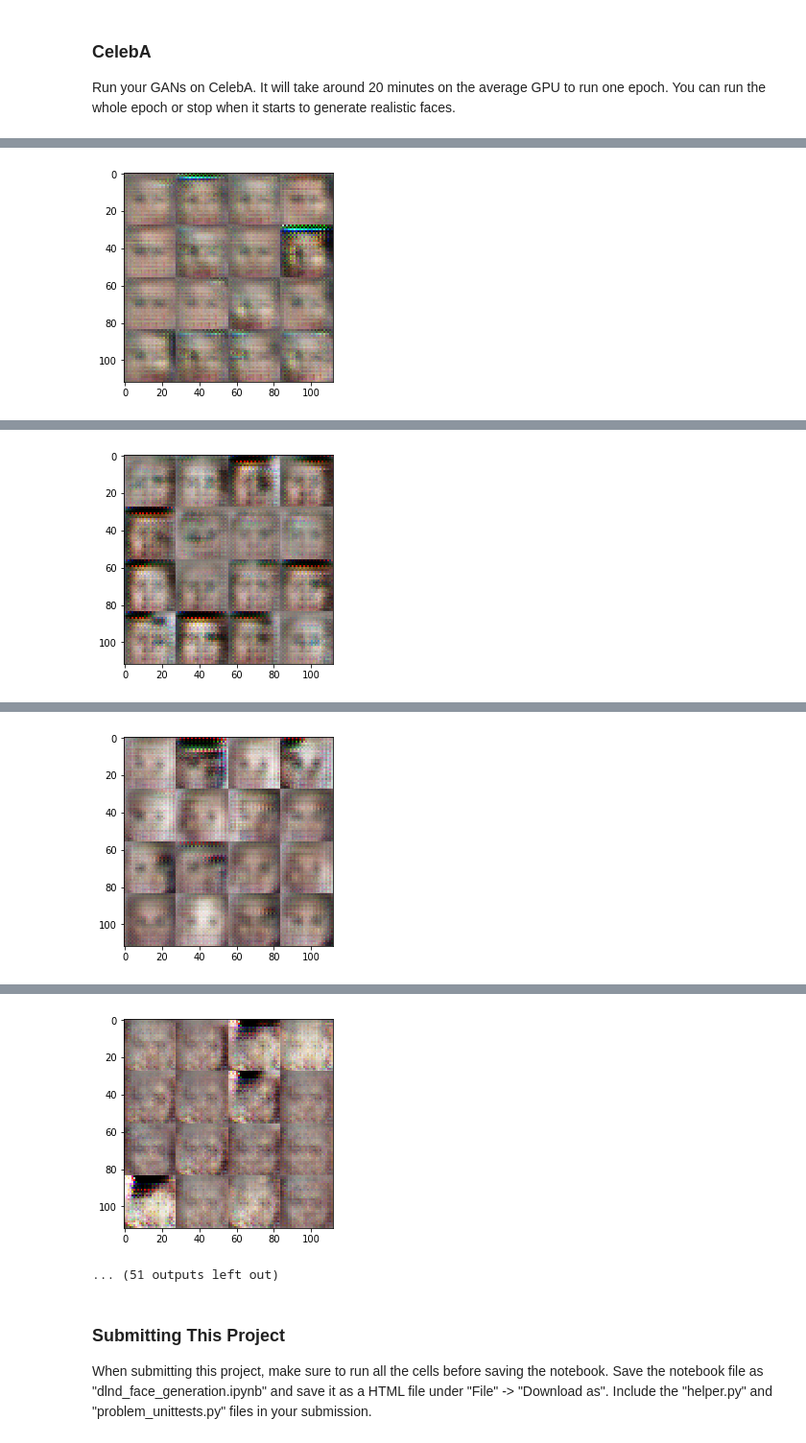
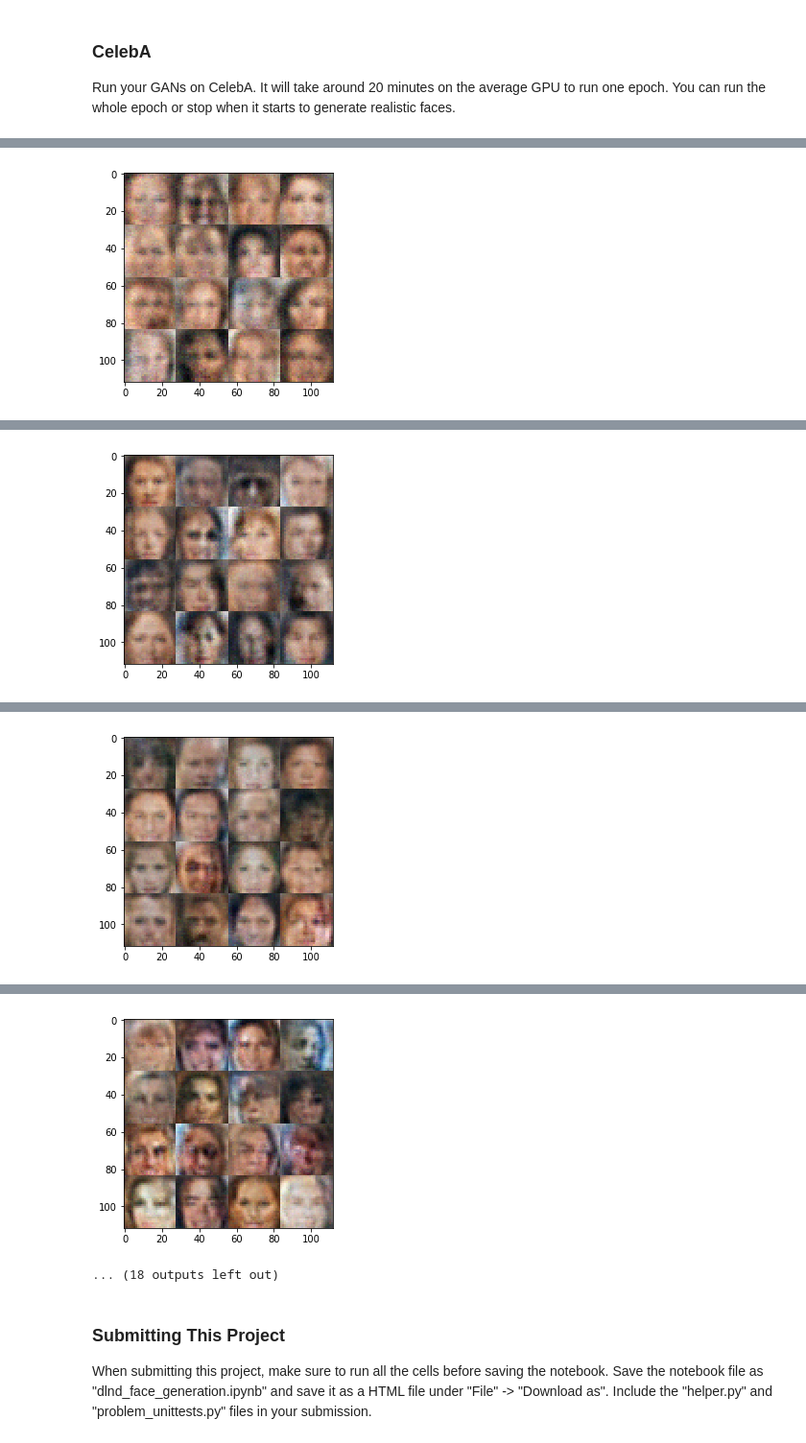
Before and after one commit to AdmcCarthy/Face_generation_GAN, a Jupyter notebook: dlnd_face_generation.ipynb, the cells around one changed output, grey strips where cells are left out. Shown at 96% size. Saved outputs shown, nothing was run; the diff lists cells and outputs as text; code cells hidden in the pictures.

Commit message:
feat: Updated after running for 10 epochs

```diff
--- a/dlnd_face_generation.ipynb
+++ b/dlnd_face_generation.ipynb
@@ -320,7 +320,7 @@ Implement `train` to build and train the GANs.  Use the following functions you
 Use the `show_generator_output` to show `generator` output while you train. Running `show_generator_output` for every batch will drastically increase training time and increase the size of the notebook.  It's recommended to print the `generator` output every 100 batches.
 # %%
 def train(epoch_count, batch_size, z_dim, learning_rate, beta1, get_batches,
-          data_shape, data_image_mode, print_every=50, show_every=100):
+          data_shape, data_image_mode, print_every=1000, show_every=1000):
     """
     Train the GAN
     :param epoch_count: Number of ecpochs
@@ -428,15 +428,15 @@ Epoch 2/2    Discriminator Loss:  0.262  Generator Loss:  2.083
 ### CelebA
 Run your GANs on CelebA.  It will take around 20 minutes on the average GPU to run one epoch.  You can run the whole epoch or stop when it starts to generate realistic faces.
 # %%
-batch_size = 64
+batch_size = 128
 z_dim = 100
-learning_rate = 0.001
+learning_rate = 0.00001
 beta1 = 0.4
 
 """
 DON'T MODIFY ANYTHING IN THIS CELL THAT IS BELOW THIS LINE
 """
-epochs = 1
+epochs = 10
 
 celeba_dataset = helper.Dataset('celeba', glob(os.path.join(data_dir, 'img_align_celeba/*.jpg')))
 with tf.Graph().as_default():
@@ -454 +451 @@ Epoch 1/1    Discriminator Loss:  0.863  Generator Loss:  1.409
-[figure, old version]
+[figure, new version]
@@ -457 +453 @@ Epoch 1/1    Discriminator Loss:  1.494  Generator Loss:  0.686
-[figure, old version]
+[figure, new version]
@@ -460 +455 @@ Epoch 1/1    Discriminator Loss:  0.866  Generator Loss:  0.983
-[figure, old version]
+[figure, new version]
@@ -463,5 +457,5 @@ Epoch 1/1    Discriminator Loss:  0.446  Generator Loss:  1.890
-[figure, old version]
+[figure, new version]
-... (51 outputs left out)
+... (18 outputs left out)
 # %% [markdown]
 ### Submitting This Project
 When submitting this project, make sure to run all the cells before saving the notebook. Save the notebook file as "dlnd_face_generation.ipynb" and save it as a HTML file under "File" -> "Download as". Include the "helper.py" and "problem_unittests.py" files in your submission.
```
Also changed, not shown: parts of 1 cell of this notebook.
